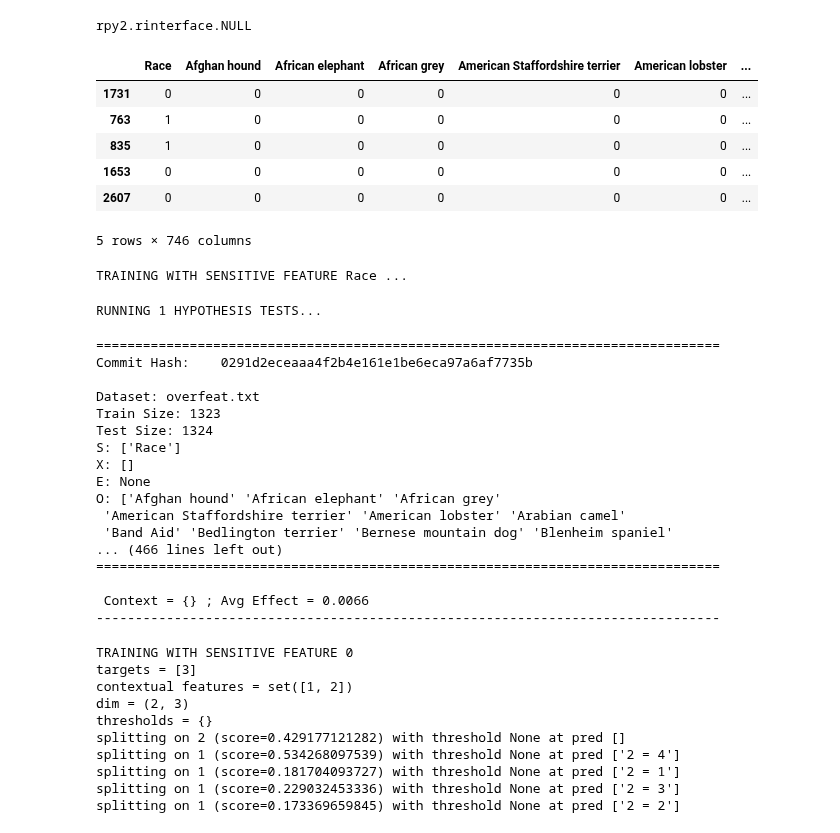
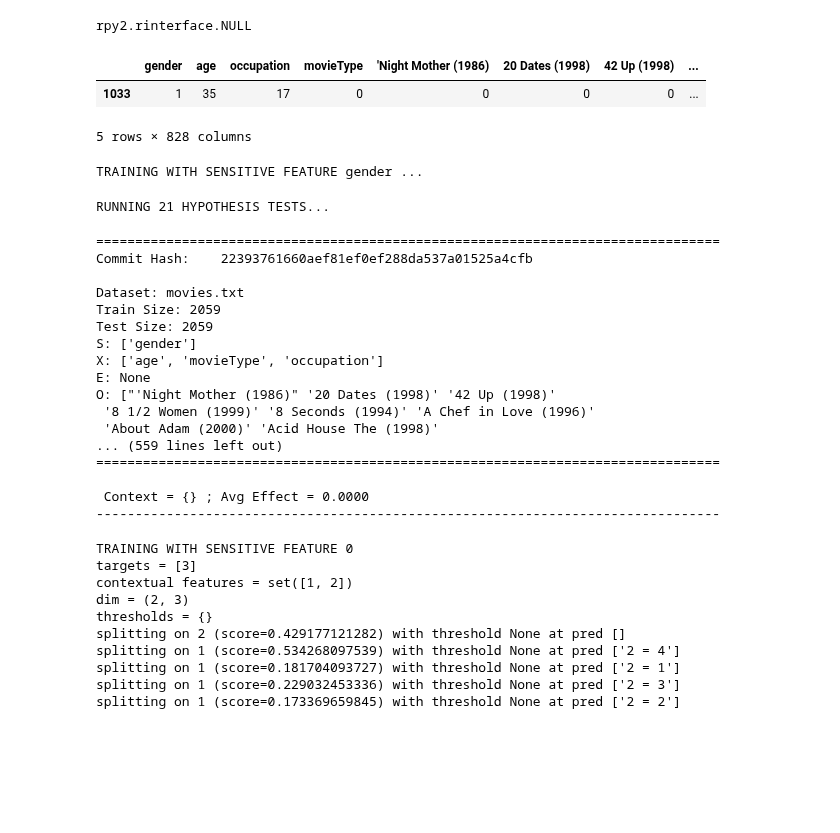
Before and after one commit to columbia/fairtest, a Jupyter notebook: src_new_api/test.ipynb, the cells around one changed output. Drawn from its saved outputs; the diff is of its cells as text; code cells hidden in the pictures; blank space fills up the shorter version.

Commit message:
fixed bug with movie names

```diff
--- a/src_new_api/test.ipynb
+++ b/src_new_api/test.ipynb
@@ -103,7 +103,7 @@ TARGET = 'price'
 SENS = ['income', 'race']
 EXPL = []
 '''
-
+'''
 dataname = 'overfeat.txt'
 data = pd.read_csv(
             #'../data/images/lfw_black-white.txt',
@@ -124,7 +124,7 @@ labels = label_encoder.classes_
 df_labels = pd.DataFrame(labeled_data, columns=labels)
 data = pd.concat([data.drop(TARGET, axis=1), df_labels], axis=1)
 TARGET = labels.tolist()
-
+'''
 '''
 dataname = 'overfeat.txt'
 data = pd.read_csv(
@@ -132,41 +132,59 @@ data = pd.read_csv(
             header=0,
             sep=r'\s*\t\s*',
             engine='python',
             na_values="?")
 TARGET = 'Labels'
 SENS = ['Race']
 EXPL = []
 labeled_data = map(lambda s: ast.literal_eval(s), data[TARGET])
 for l in labeled_data:
     assert len(l) == 5
 data['Gorilla'] = map(lambda l: 'Yes' if 'chimpanzee' in l else 'No', labeled_data)
 data = data.drop(TARGET, axis=1)
 TARGET = 'Gorilla'
 '''
+
+dataname = 'movies.txt'
+data = pd.read_csv(
+            '../data/recommender/recommendations_raw.txt',
+            header=0,
+            sep=r'\s*\t\s*',
+            engine='python',
+            na_values="?")
+data = data.drop(['userID', 'zip', 'mode', 'median', 'improvement'], axis=1)
+TARGET = 'Labels'
+SENS = ['gender']
+EXPL = []
+labeled_data = map(lambda s: ast.literal_eval(s), data[TARGET])
+for l in labeled_data:
+    assert len(l) == 4
+label_encoder = preprocessing.MultiLabelBinarizer()
+labeled_data = label_encoder.fit_transform(labeled_data)
+labels = label_encoder.classes_
+df_labels = pd.DataFrame(labeled_data, columns=labels)
+data = pd.concat([data.drop(TARGET, axis=1), df_labels], axis=1)
+TARGET = labels.tolist()
+
 '''
 dataname = 'benchmark.csv'
 data = pd.read_csv(
             '../data/benchmark/benchmark.csv',
             header=0,
             sep=r'\s*,\s*',
             engine='python',
             na_values="?")
 TARGET = 'price'
 SENS = ['race', 'income']
 EXPL = []
 '''
 
 measures = {}
-exp = api2.Experiment(data, SENS, TARGET, EXPL, train_size=0.5, measures=measures, topk=35, random_state=RANDOM_SEED)
+exp = api2.Experiment(data, SENS, TARGET, EXPL, train_size=0.5, measures=measures, topk=20, random_state=RANDOM_SEED)
 exp.train_set.tail()
 # %% [output]
-|  | Race | Afghan hound | African elephant | African grey | American Staffordshire terrier | American lobster | ... |
-| 1731 | 0 | 0 | 0 | 0 | 0 | 0 | ... |
-| 763 | 1 | 0 | 0 | 0 | 0 | 0 | ... |
-| 835 | 1 | 0 | 0 | 0 | 0 | 0 | ... |
-| 1653 | 0 | 0 | 0 | 0 | 0 | 0 | ... |
-| 2607 | 0 | 0 | 0 | 0 | 0 | 0 | ... |
+|  | gender | age | occupation | movieType | 'Night Mother (1986) | 20 Dates (1998) | 42 Up (1998) | ... |
+| 1033 | 1 | 35 | 17 | 0 | 0 | 0 | 0 | ... |
-5 rows × 746 columns
+5 rows × 828 columns
 # %%
 imp.reload(fm)
 imp.reload(cat_tree)
@@ -174,35 +192,35 @@ import cProfile
 
 exp.train(score_aggregation='avg', min_leaf_size=100)
 # %% [output]
-TRAINING WITH SENSITIVE FEATURE Race ...
+TRAINING WITH SENSITIVE FEATURE gender ...
 # %%
 imp.reload(multitest)
 imp.reload(fm)
 imp.reload(tree_clustering)
 
-exp.test(approx_stats=False, prune_insignificant=True)
+exp.test(approx_stats=True, prune_insignificant=True)
 # %% [output]
-RUNNING 1 HYPOTHESIS TESTS...
+RUNNING 21 HYPOTHESIS TESTS...
 # %%
 imp.reload(display)
-exp.report(dataname, None, filter_by='better_than_ancestors', sort_by='significance')
+exp.report(dataname, None, filter_by='better_than_ancestors', sort_by='effect')
 # %% [output]
 ================================================================================
-Commit Hash:    0291d2eceaaa4f2b4e161e1be6eca97a6af7735b
+Commit Hash:    22393761660aef81ef0ef288da537a01525a4cfb
 
-Dataset: overfeat.txt
-Train Size: 1323
-Test Size: 1324
-S: ['Race']
-X: []
+Dataset: movies.txt
+Train Size: 2059
+Test Size: 2059
+S: ['gender']
+X: ['age', 'movieType', 'occupation']
 E: None
-O: ['Afghan hound' 'African elephant' 'African grey'
- 'American Staffordshire terrier' 'American lobster' 'Arabian camel'
- 'Band Aid' 'Bedlington terrier' 'Bernese mountain dog' 'Blenheim spaniel'
-... (466 lines left out)
+O: ["'Night Mother (1986)" '20 Dates (1998)' '42 Up (1998)'
+ '8 1/2 Women (1999)' '8 Seconds (1994)' 'A Chef in Love (1996)'
+ 'About Adam (2000)' 'Acid House The (1998)'
+... (559 lines left out)
 ================================================================================
 
- Context = {} ; Avg Effect = 0.0066
+ Context = {} ; Avg Effect = 0.0000
 --------------------------------------------------------------------------------
 # %%
 imp.reload(api2)
```
Also changed, not shown: 2 other files.
